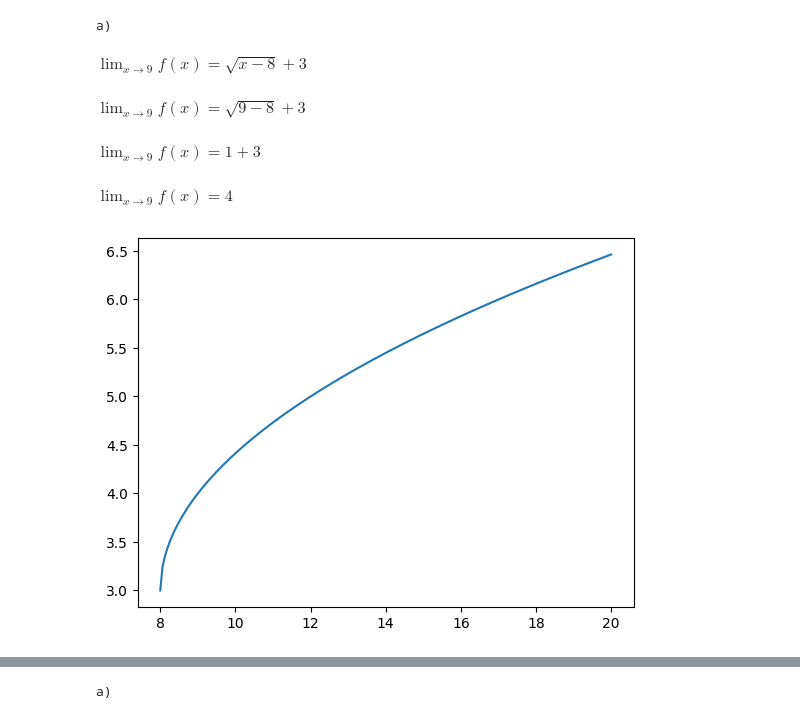
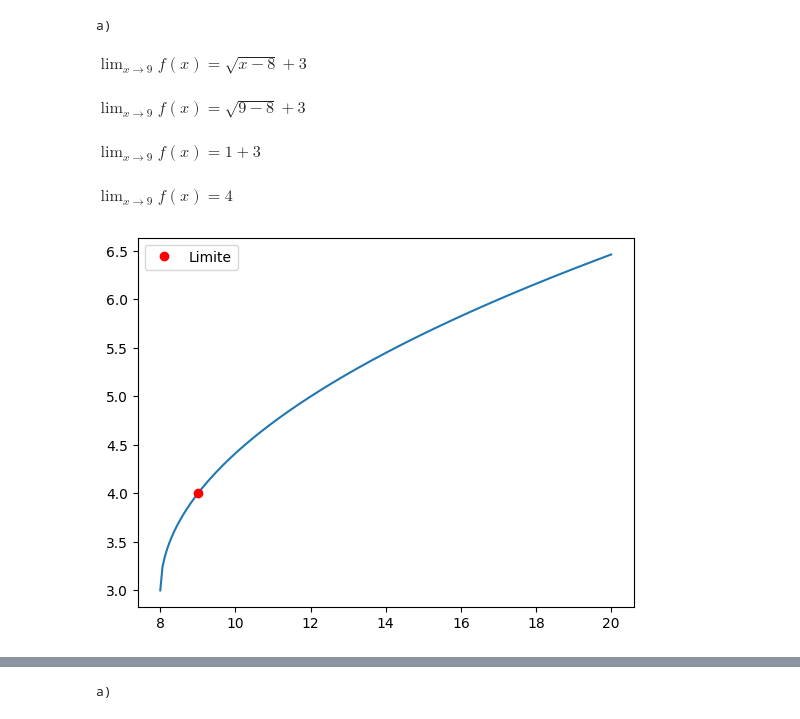
Before and after one commit to zaia-majestoso/Target, a Jupyter notebook: TPG1.ipynb, the cells around one changed output, grey strips where cells are left out. Drawn from its saved outputs; the diff is of its cells as text; code cells hidden in the pictures.

```diff
--- a/TPG1.ipynb
+++ b/TPG1.ipynb
@@ -85,101 +101,36 @@ $\displaystyle \lim_{x \to 2} f(x) = 3$
 # %%
+#ex 3
+#a)
+print("a)")
 x = sp.symbols('x')
 f_x = sp.sqrt(x)-3 / (x-9)
 f_x_1 = sp.factor(sp.sqrt(x) - 3 / (x-9))
 fx = sp.sqrt(x - 8) + 3
-#display(f_x_1)
-#raiz = sp.sqrt(x)
-#L = sp.limit(raiz,x,0)
-#print(L)
-print("a)")
+
+#passo a passo
 display(Math(r"$\lim_{x \to 9} f(x) = {\sqrt{x - 8} + 3 }$"))
 print("\n")
 display(Math(r"$\lim_{x \to 9} f(x) = {\sqrt{9 - 8} + 3 }$"))
 print("\n")
 display(Math(r"$\lim_{x \to 9} f(x) = {1 + 3}$"))
 print("\n")
 limite = sp.limit(fx, x, 9)
 display(Math(r"\lim_{x \to 9} f(x) = " + f"{limite}"))
 print("\n")
+
+#plot
 xp = np.linspace(8,20,200)
 y = sp.sqrt(x - 8) + 3
 y_vals = np.array([sp.N(y.subs(x, val)) for val in xp])
 
 plt.plot(xp, y_vals)
+plt.plot(9,4,"o",color="red",label="Limite")
+plt.legend()
 plt.show()
-
-
-print("\n"*2)
-print("b)")
-display(Math(r"$\lim_{x \to 9} f(x) = \frac{\sqrt{x} - 3}{x - 9}$"))
-print("\n")
-display(Math(r"$\lim_{x \to 9} f(x) = \frac{(\sqrt{x} - 3) * (\sqrt{x} + 3)}{(x - 9) * (\sqrt{x} + 3)}$"))
-print("\n")
-display(Math(r"$\lim_{x \to 9} f(x) = \frac{x - 9 }{(x - 9) * (\sqrt{x} + 3)}$"))
-print("\n")
-display(Math(r"$\lim_{x \to 9} f(x) = \frac{1 }{(\sqrt{x} + 3)}$"))
-print("\n")
-f_x_1 = 1/(sp.sqrt(x) + 3)
-limite = sp.limit(f_x_1, x, 9)
-display(Math(r"\lim_{x \to 9} f(x) = "+f"{limite}"))
-print("\n")
-x2 = np.linspace(7.2,10.8,200)
-y_vals2 = np.array([sp.N(f_x_1.subs(x, val)) for val in x2])
-plt.plot(x2,y_vals2)
-plt.show()
-
-
-
-
-print("\n"*2)
-print("c)")
-display(Math(r"$\lim_{x \to 3/2} f(x) = \frac{2x^2 - 5x + 3}{2x^2 - 3x}$"))
-x = sp.Symbol('x')
-f = ((2*x)**2 - 5*x + 3)/((2*x)**2 - 3*x)
-ff = sp.factor(f)
-print("\n")
-display(ff)
-#ff = sp.cancel(f)
-#display(Math(r"f(x) = {}"+f"{ff}"))
-print("\n")
-display(Math(r"$\lim_{x \to 3/2} f(x) = \frac{x(4x - 5 + 3/x)}{x(4x - 3)}$"))
-print("\n")
-display(Math(r"$\lim_{x \to 3/2} f(x) = \frac{(4x - 5 + 3/x))}{4x - 3}$"))
-
-#display(Math(r"$\lim_{x \to 3/2} f(x) = \frac{x - 1}{2 x - 3}$"))
-f = (4*x - 5 + 3/x) / (4*x - 3)
-f_subs = f.subs(x, sp.Rational(3, 2))
-limite = sp.limit(f_subs, x, sp.Rational(3, 2))
-limite_fracao = Fraction(limite).limit_denominator()
-
-print("\n")
-display(Math(r"\lim_{x \to 3/2} f(x) = "+f"{limite_fracao}"))
-print("\n")
-x3 = np.linspace(8,20,200)
-y_vals2 = np.array([sp.N(f.subs(x, val)) for val in x3])
-plt.plot(x3,y_vals2)
-plt.show()
-
-
-
-
-print("\n"*2)
-print("d)")
-g = (x**2) + 3
-limit = sp.limit(g,x,-3)
-display(Math(r"$\lim_{x \to -3} g(x) = {x^2 + 3}$"))
-print("\n")
-display(Math(r"$\lim_{x \to -3} g(x) = {9 + 3}$"))
-print("\n")
-display(Math(r"\lim_{x \to -3} g(x) = "+f"{limit}"))
-x4 = np.linspace(0,20,200)
-y_vals3 = np.array([sp.N(g.subs(x, val)) for val in x4])
-plt.plot(x4,y_vals3)
-plt.show()
 # %% [output]
 a)
 $\displaystyle \lim_{x \to 9} f(x) = {\sqrt{x - 8} + 3 }$
 $\displaystyle \lim_{x \to 9} f(x) = {\sqrt{9 - 8} + 3 }$
 $\displaystyle \lim_{x \to 9} f(x) = {1 + 3}$
 $\displaystyle \lim_{x \to 9} f(x) = 4$
-[figure, old version]
+[figure, new version]
```
Also changed, not shown: parts of 9 cells of this notebook.
